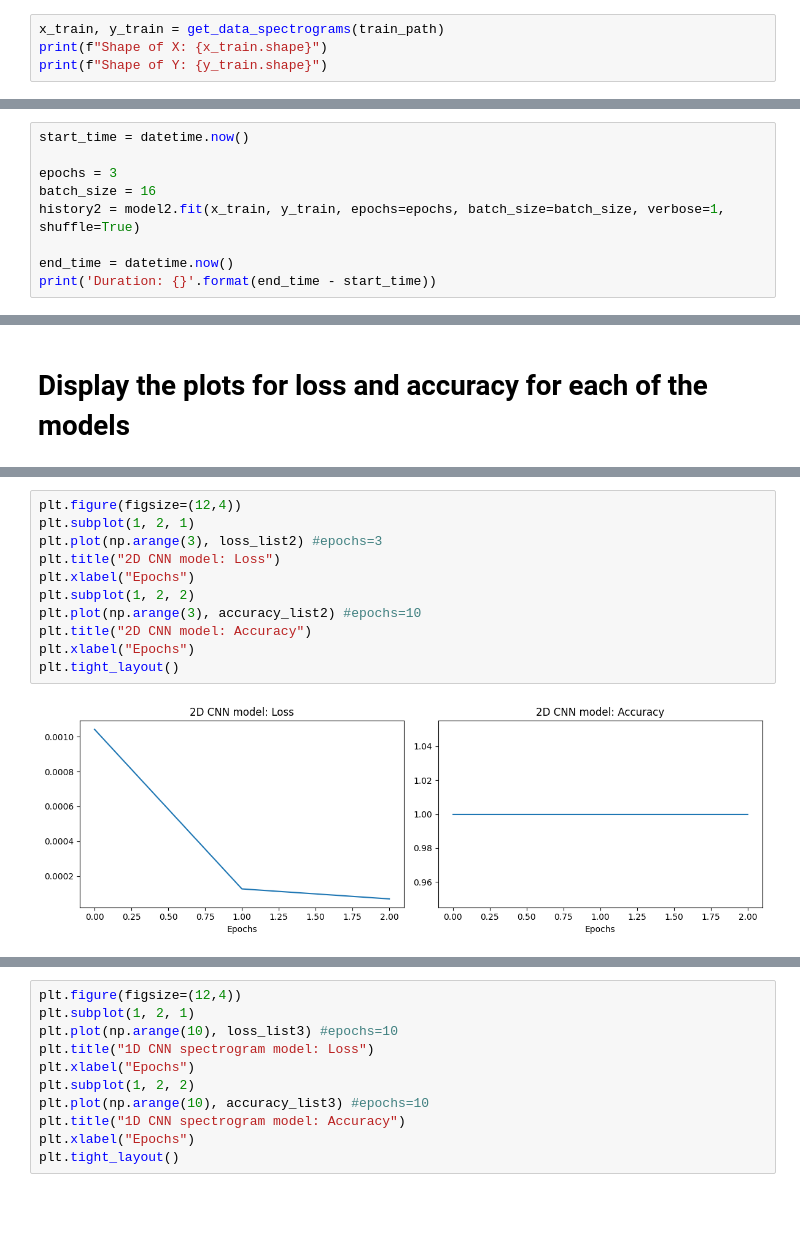
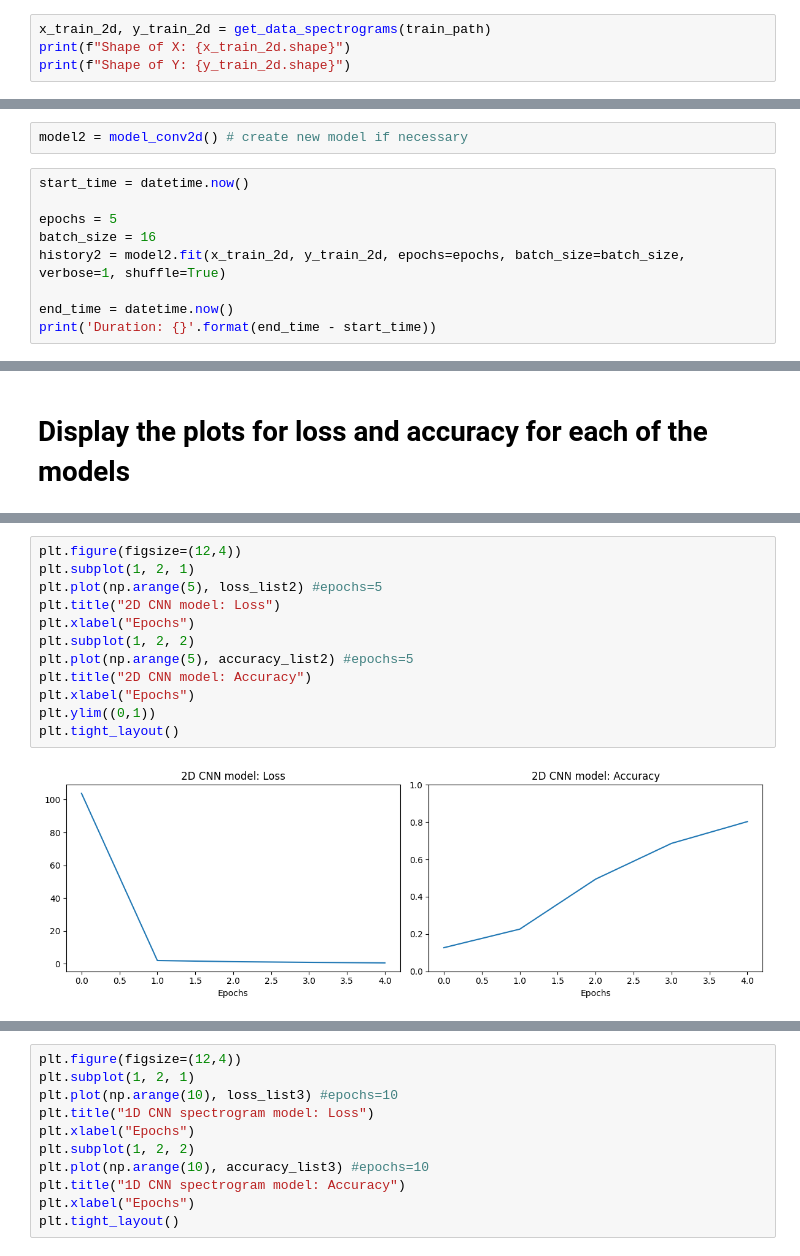
Before and after one commit to gauravmodak2001/Guitar_Chord_Pred, a Jupyter notebook: Guitar_Chord_Prediction.ipynb, the cells around one changed output, grey strips where cells are left out. Saved outputs shown, nothing was run; the diff lists cells and outputs as text; blank space fills up the shorter version.

Commit message:
added sample size testing

```diff
--- a/Guitar_Chord_Prediction.ipynb
+++ b/Guitar_Chord_Prediction.ipynb
@@ -352,9 +376,9 @@ Duration: 0:00:04.463471
 # %% [markdown]
 <h1>Train the 2-D CNN using 2-D spectrograms</h1>
 # %%
-x_train, y_train = get_data_spectrograms(train_path)
-print(f"Shape of X: {x_train.shape}")
-print(f"Shape of Y: {y_train.shape}")
+x_train_2d, y_train_2d = get_data_spectrograms(train_path)
+print(f"Shape of X: {x_train_2d.shape}")
+print(f"Shape of Y: {y_train_2d.shape}")
 # %% [output]
 ['Am', 'Bb', 'Bdim', 'C', 'Dm', 'Em', 'F', 'G']
 [0 0 0 ... 7 7 7]
@@ -363,9 +406,11 @@ Shape of Y: (1440, 8)
+# %%
+model2 = model_conv2d() # create new model if necessary
 # %%
 start_time = datetime.now()
 
-epochs = 3
+epochs = 5
 batch_size = 16
-history2 = model2.fit(x_train, y_train, epochs=epochs, batch_size=batch_size, verbose=1, shuffle=True)
+history2 = model2.fit(x_train_2d, y_train_2d, epochs=epochs, batch_size=batch_size, verbose=1, shuffle=True)
 
 end_time = datetime.now()
 print('Duration: {}'.format(end_time - start_time))
@@ -498,16 +609,17 @@ Maximum Accuracy = 100.0%
 # %%
 plt.figure(figsize=(12,4))
 plt.subplot(1, 2, 1)
-plt.plot(np.arange(3), loss_list2) #epochs=3
+plt.plot(np.arange(5), loss_list2) #epochs=5
 plt.title("2D CNN model: Loss")
 plt.xlabel("Epochs")
 plt.subplot(1, 2, 2)
-plt.plot(np.arange(3), accuracy_list2) #epochs=10
+plt.plot(np.arange(5), accuracy_list2) #epochs=5
 plt.title("2D CNN model: Accuracy")
 plt.xlabel("Epochs")
+plt.ylim((0,1))
 plt.tight_layout()
 # %% [output]
-[figure, old version]
+[figure, new version]
 # %%
 history_dict3 = history3.history
 loss_list3 = history_dict3['loss']
```
Also changed, not shown: parts of 37 cells of this notebook, 5 other files.
